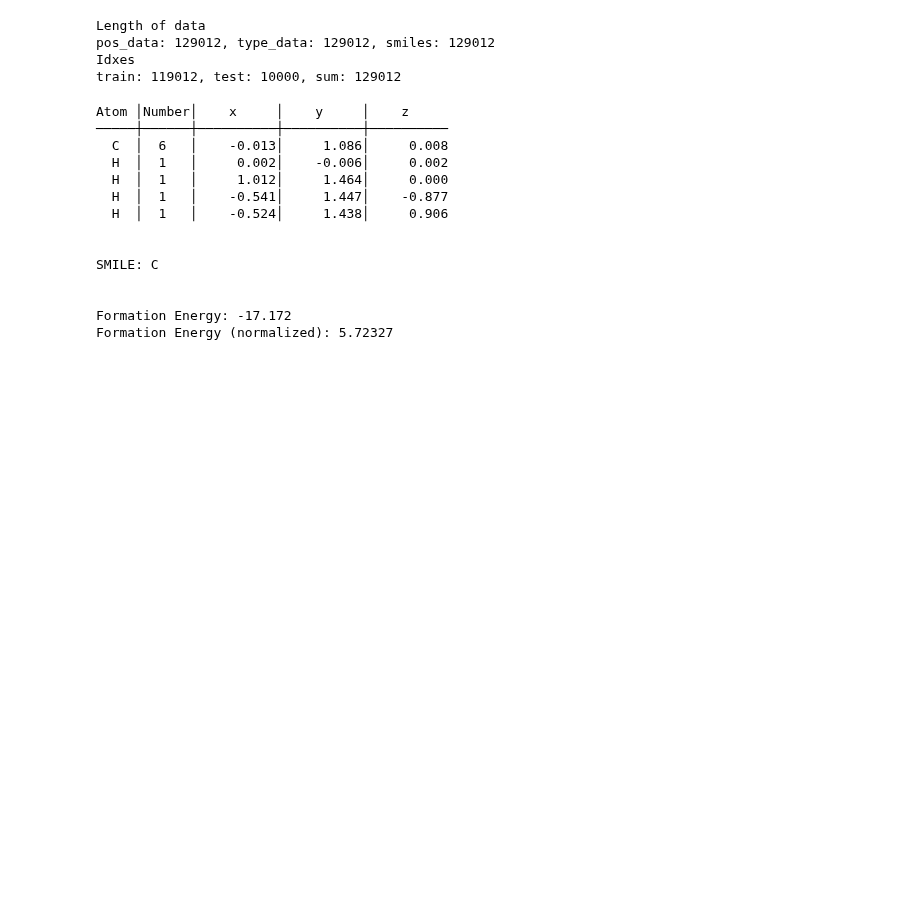
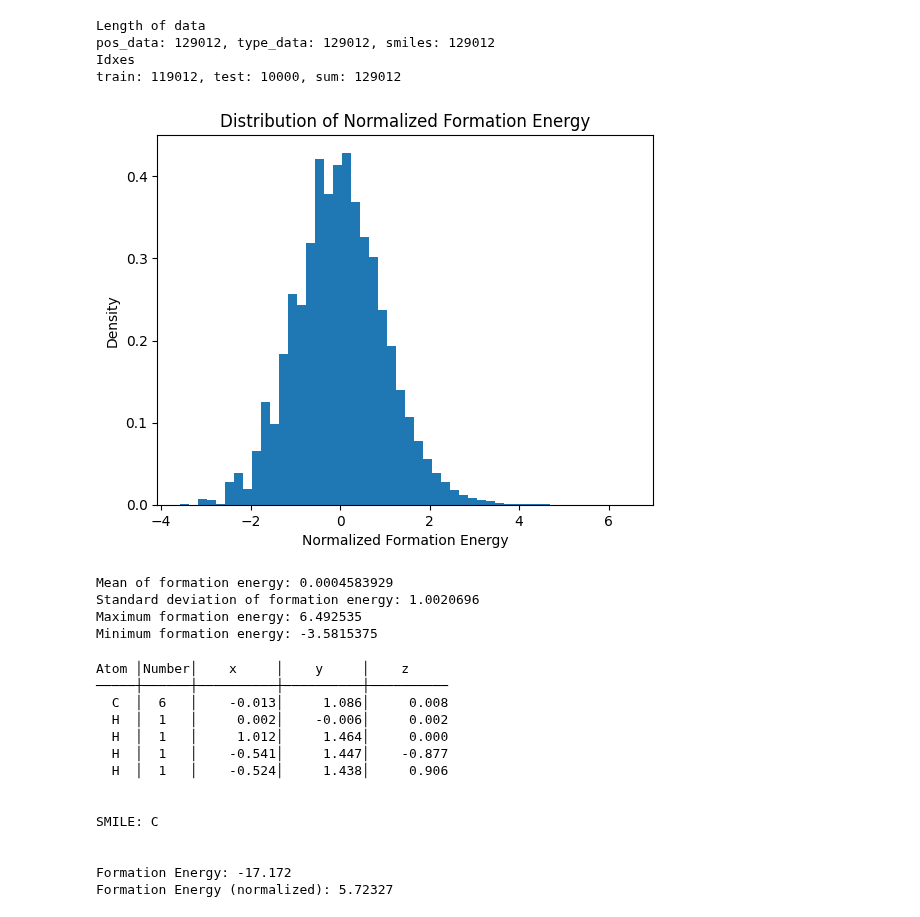
Before and after one commit to vera-jansen/2AMM10_assignment-2, a Jupyter notebook: ass2_skeleton.ipynb, the cells around one changed output. Saved outputs shown, nothing was run; the diff lists cells and outputs as text; code cells hidden in the pictures; blank space fills up the shorter version.

```diff
--- a/ass2_skeleton.ipynb
+++ b/ass2_skeleton.ipynb
@@ -104,6 +105,24 @@ Length of data
 pos_data: 129012, type_data: 129012, smiles: 129012
 Idxes
 train: 119012, test: 10000, sum: 129012
+# %%
+# Check distribution of formation energy
+plt.hist(fe, bins=50, density=True)
+plt.xlabel('Normalized Formation Energy')
+plt.ylabel('Density')
+plt.title('Distribution of Normalized Formation Energy')
+plt.show()
+
+print("Mean of formation energy:", np.mean(fe))
+print("Standard deviation of formation energy:", np.std(fe))
+print("Maximum formation energy:", np.max(fe))
+print("Minimum formation energy:", np.min(fe))
+# %% [output]
+[figure, added]
+Mean of formation energy: 0.0004583929
+Standard deviation of formation energy: 1.0020696
+Maximum formation energy: 6.492535
+Minimum formation energy: -3.5815375
 # %%
 def at_number_to_atom_name(at_number):
     if at_number == 6:
```
Also changed, not shown: parts of 3 cells of this notebook.
